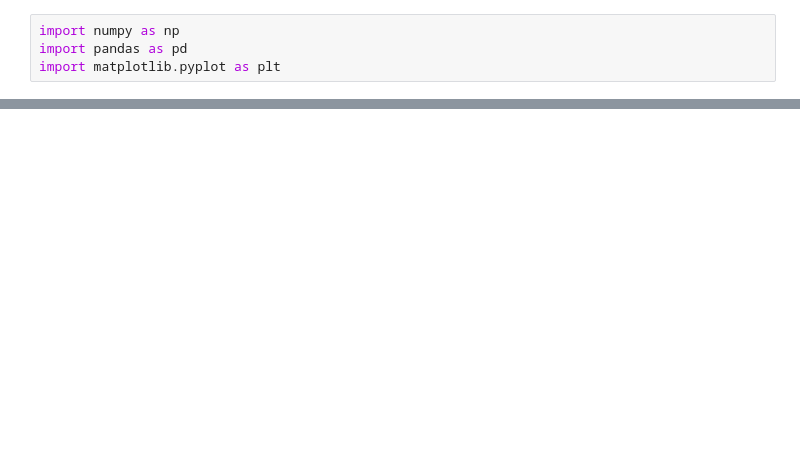
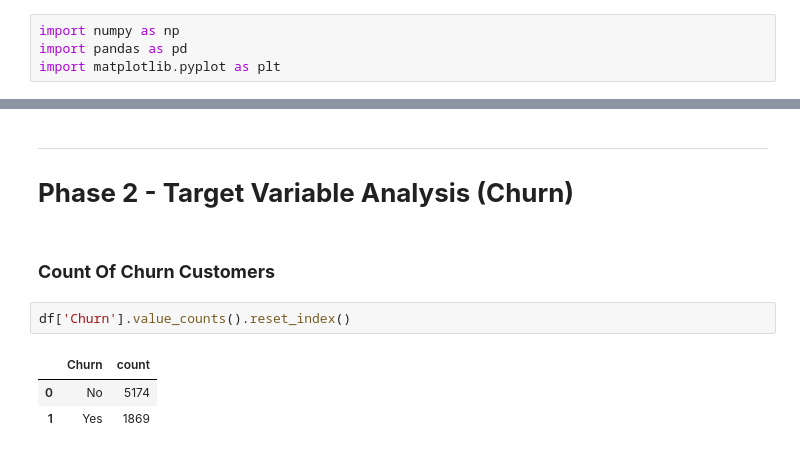
Before and after one commit to RealHaroon/Exploratory-Data-Analysis-EDA-Projects, a Jupyter notebook: Customer-Churn-Analysis/data/Telco-Churn-EDA.ipynb, the cells around one changed output, grey strips where cells are left out. Saved outputs shown, nothing was run; the diff lists cells and outputs as text; blank space fills up the shorter version.

```diff
--- a/Customer-Churn-Analysis/data/Telco-Churn-EDA.ipynb
+++ b/Customer-Churn-Analysis/data/Telco-Churn-EDA.ipynb
@@ -41,0 +159,11 @@ memory usage: 1.1+ MB
+# %% [markdown]
+---
+# **Phase 2 - Target Variable Analysis (Churn)**
+# %% [markdown]
+### **Count Of Churn Customers**
+# %%
+df['Churn'].value_counts().reset_index()
+# %% [output]
+|  | Churn | count |
+| 0 | No | 5174 |
+| 1 | Yes | 1869 |
```
Also changed, not shown: parts of 27 cells of this notebook.
